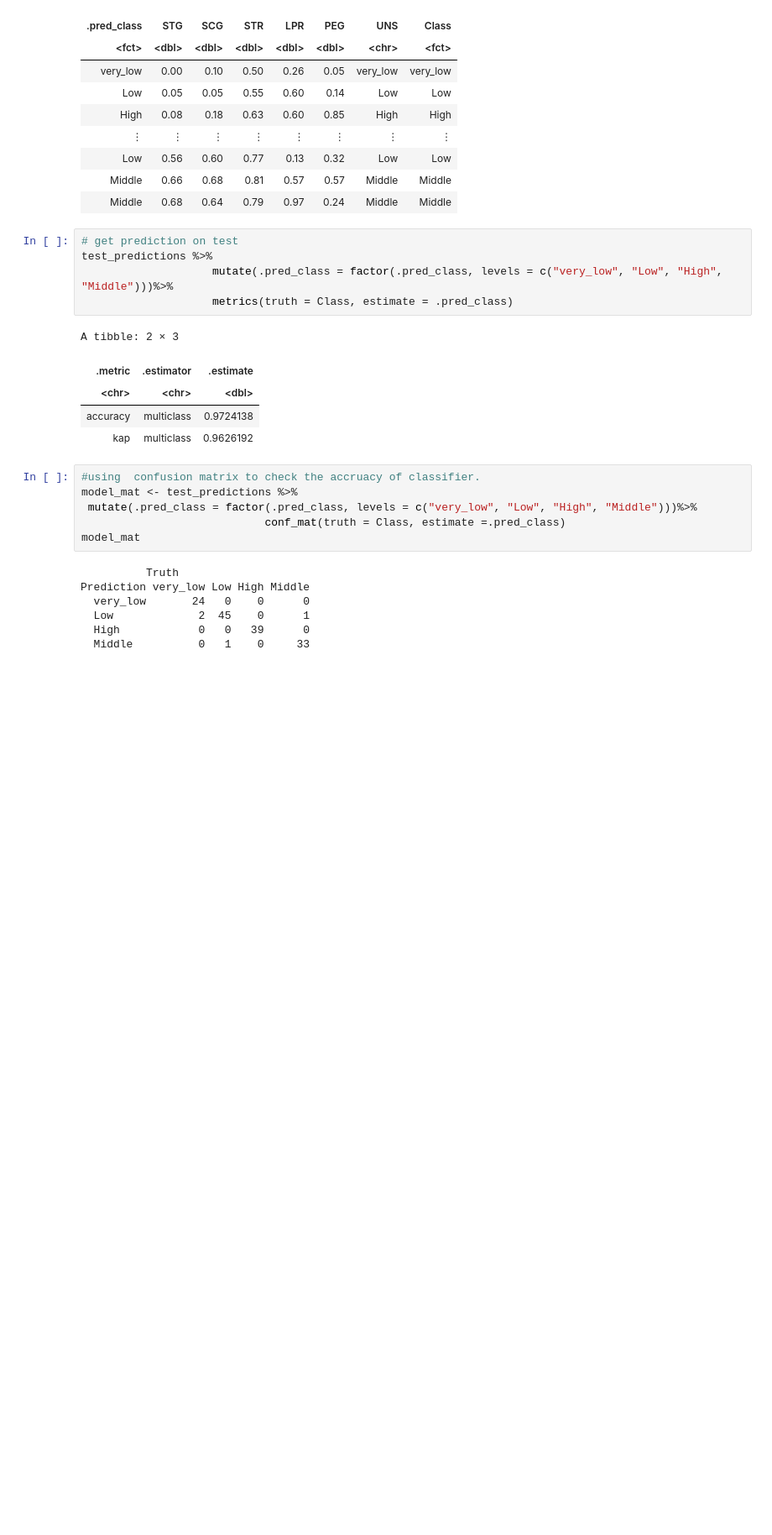
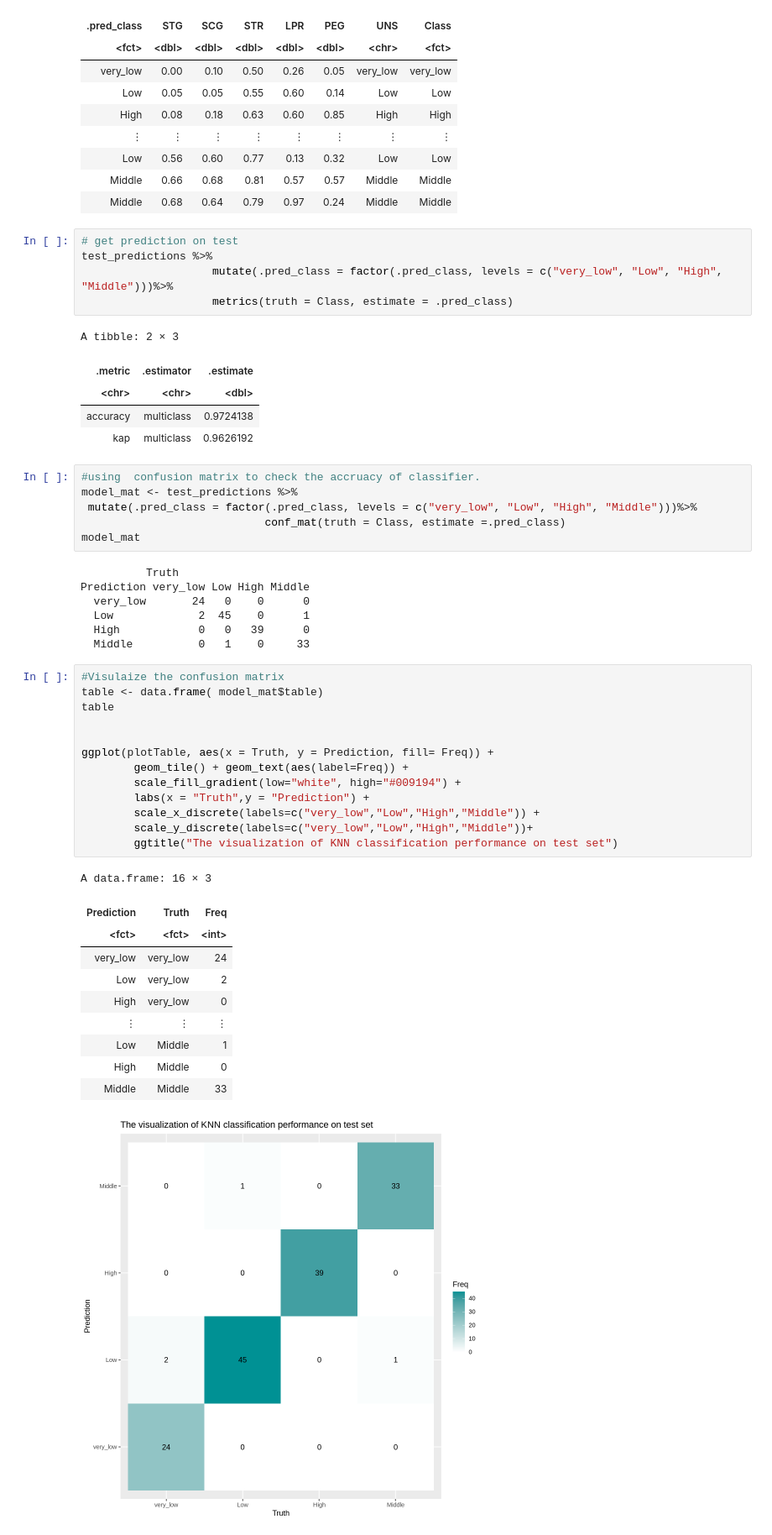
Before and after one commit to YitongZhang01/User-Knowledg-Level-Modelling-and-Analysis, a Jupyter notebook: group_project.ipynb, the cells around one changed output. Shown at 84% size. Cells and saved outputs as stored; diff of their text form; blank space fills up the shorter version.

```diff
--- a/group_project.ipynb
+++ b/group_project.ipynb
@@ -307,4 +307,29 @@ Prediction very_low Low High Middle
   Low             2  45    0      1
   High            0   0   39      0
   Middle          0   1    0     33
+# %%
+#Visulaize the confusion matrix
+table <- data.frame( model_mat$table)
+table
+
+
+ggplot(plotTable, aes(x = Truth, y = Prediction, fill= Freq)) +
+        geom_tile() + geom_text(aes(label=Freq)) +
+        scale_fill_gradient(low="white", high="#009194") +
+        labs(x = "Truth",y = "Prediction") +
+        scale_x_discrete(labels=c("very_low","Low","High","Middle")) +
+        scale_y_discrete(labels=c("very_low","Low","High","Middle"))+
+        ggtitle("The visualization of KNN classification performance on test set")
+# %% [output]
+A data.frame: 16 × 3
+| Prediction | Truth | Freq |
+| <fct> | <fct> | <int> |
+| very_low | very_low | 24 |
+| Low | very_low | 2 |
+| High | very_low | 0 |
+| ⋮ | ⋮ | ⋮ |
+| Low | Middle | 1 |
+| High | Middle | 0 |
+| Middle | Middle | 33 |
+[figure, added]
 # %% [markdown]
```
Also changed, not shown: parts of 3 cells of this notebook.
